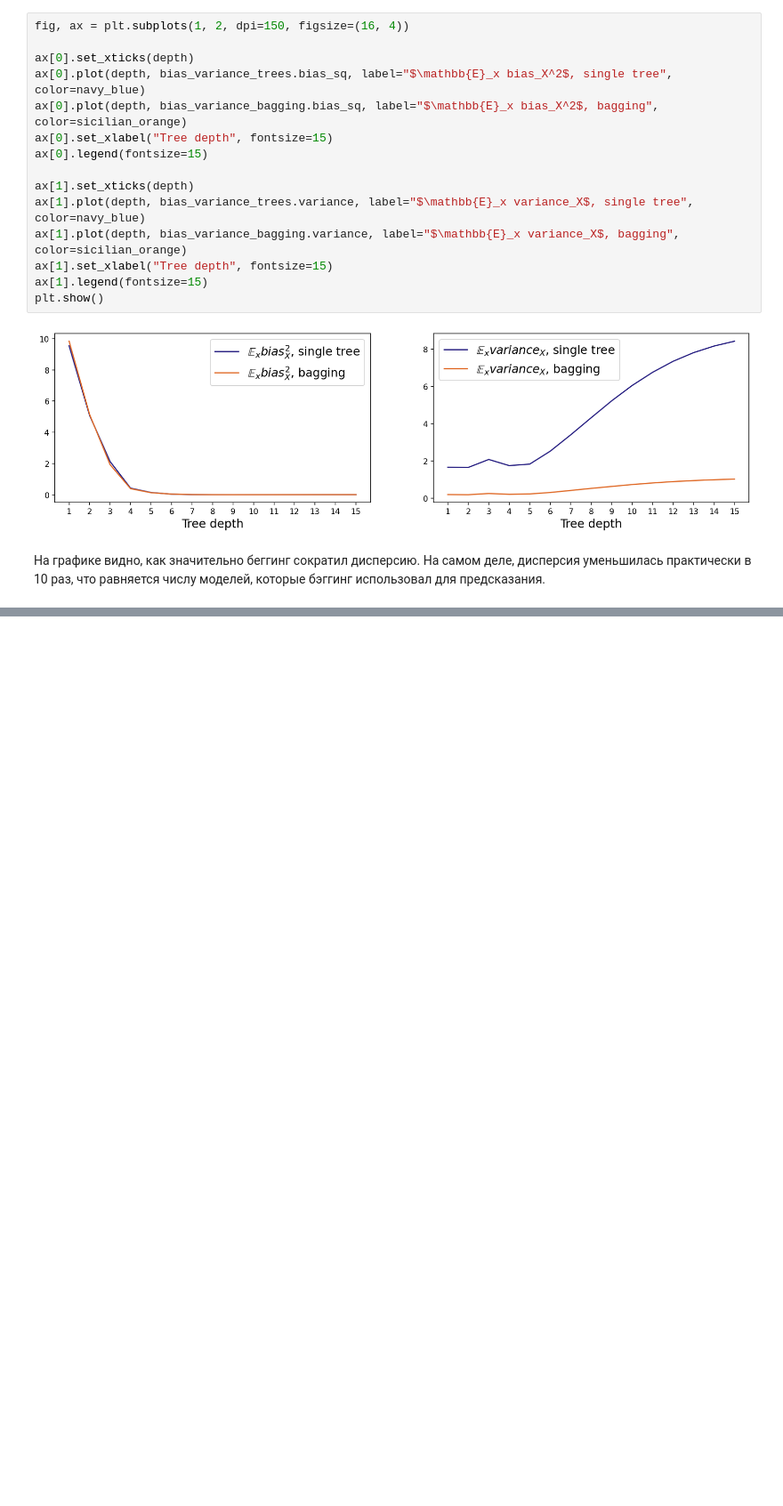
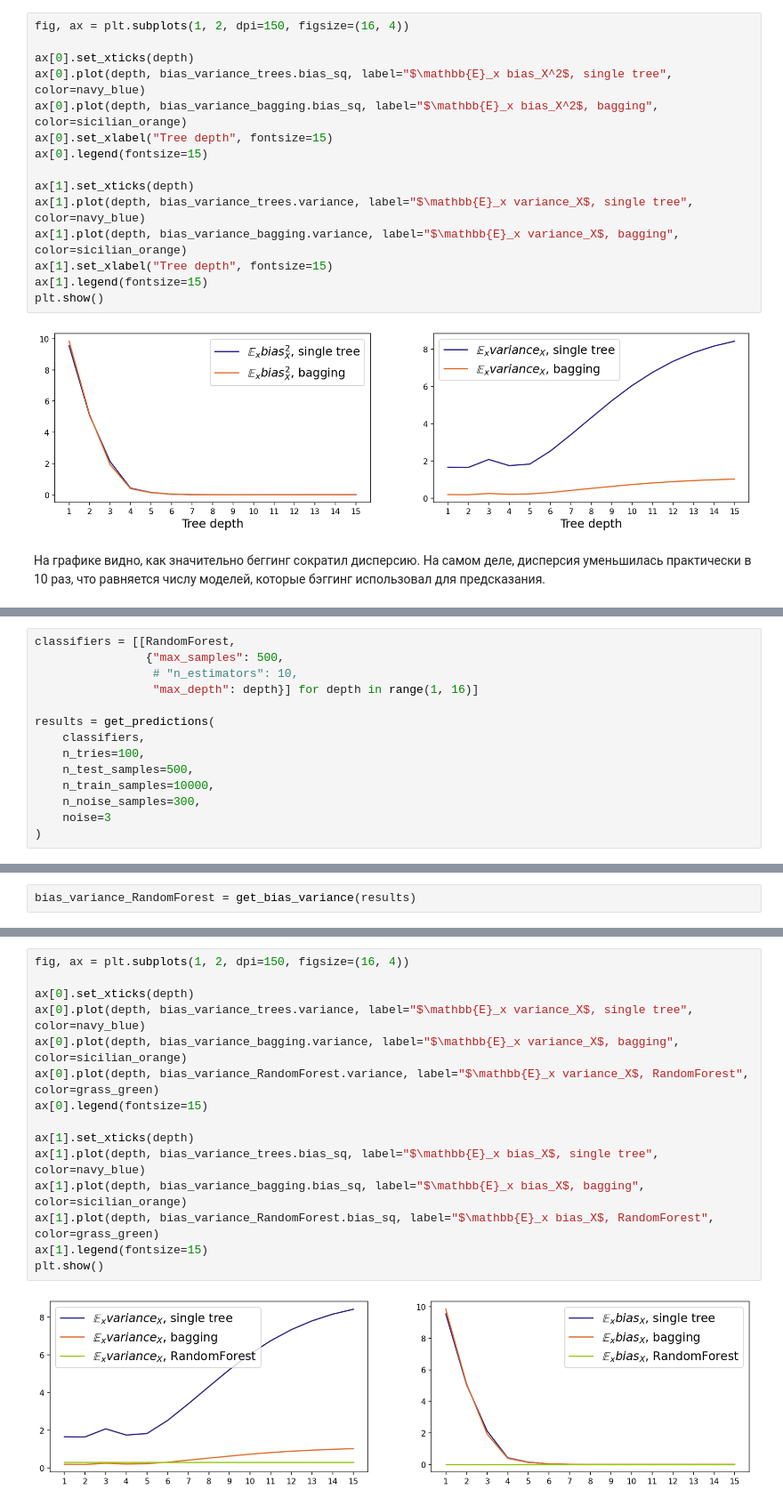
Before and after one commit to AnnaKangur/bias_and_variance, a Jupyter notebook: bias_variance_handbook_ya.ipynb, the cells around one changed output, grey strips where cells are left out. Shown at 89% size. Drawn from its saved outputs; the diff is of its cells as text; blank space fills up the shorter version.

```diff
--- a/bias_variance_handbook_ya.ipynb
+++ b/bias_variance_handbook_ya.ipynb
@@ -452,0 +541,14 @@ plt.show()
+# %%
+classifiers = [[RandomForest,
+                {"max_samples": 500,
+                 # "n_estimators": 10,
+                 "max_depth": depth}] for depth in range(1, 16)]
+
+results = get_predictions(
+    classifiers,
+    n_tries=100,
+    n_test_samples=500,
+    n_train_samples=10000,
+    n_noise_samples=300,
+    noise=3
+)
@@ -452,0 +557,2 @@ plt.show()
+# %%
+bias_variance_RandomForest = get_bias_variance(results)
@@ -452,0 +578,17 @@ plt.show()
+# %%
+fig, ax = plt.subplots(1, 2, dpi=150, figsize=(16, 4))
+
+ax[0].set_xticks(depth)
+ax[0].plot(depth, bias_variance_trees.variance, label="$\mathbb{E}_x variance_X$, single tree", color=navy_blue)
+ax[0].plot(depth, bias_variance_bagging.variance, label="$\mathbb{E}_x variance_X$, bagging", color=sicilian_orange)
+ax[0].plot(depth, bias_variance_RandomForest.variance, label="$\mathbb{E}_x variance_X$, RandomForest", color=grass_green)
+ax[0].legend(fontsize=15)
+
+ax[1].set_xticks(depth)
+ax[1].plot(depth, bias_variance_trees.bias_sq, label="$\mathbb{E}_x bias_X$, single tree", color=navy_blue)
+ax[1].plot(depth, bias_variance_bagging.bias_sq, label="$\mathbb{E}_x bias_X$, bagging", color=sicilian_orange)
+ax[1].plot(depth, bias_variance_RandomForest.bias_sq, label="$\mathbb{E}_x bias_X$, RandomForest", color=grass_green)
+ax[1].legend(fontsize=15)
+plt.show()
+# %% [output]
+[figure, added]
```
Also changed, not shown: parts of 27 cells of this notebook.
